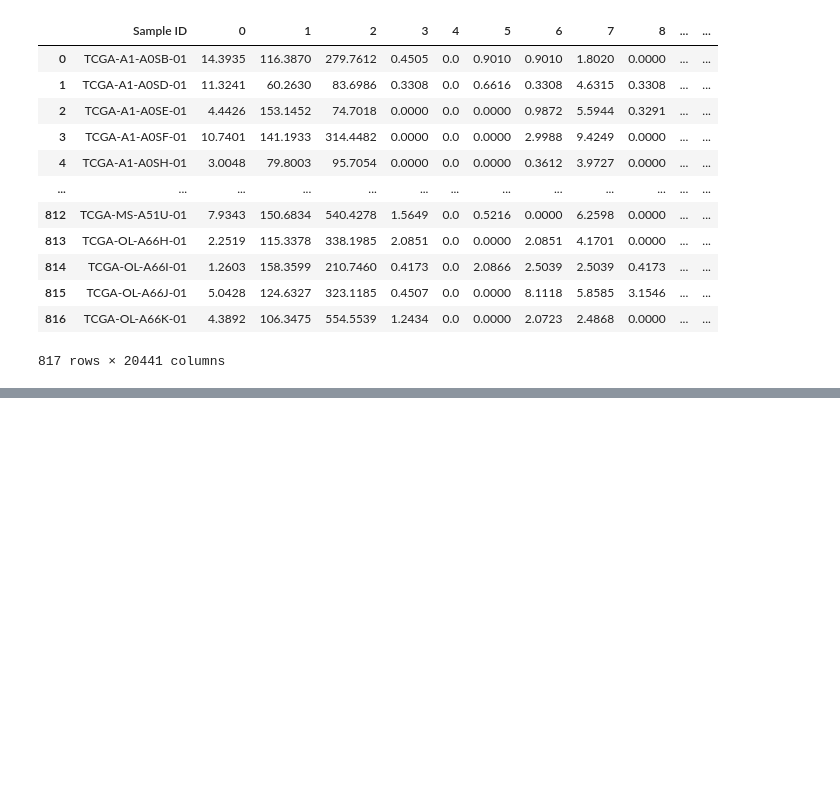
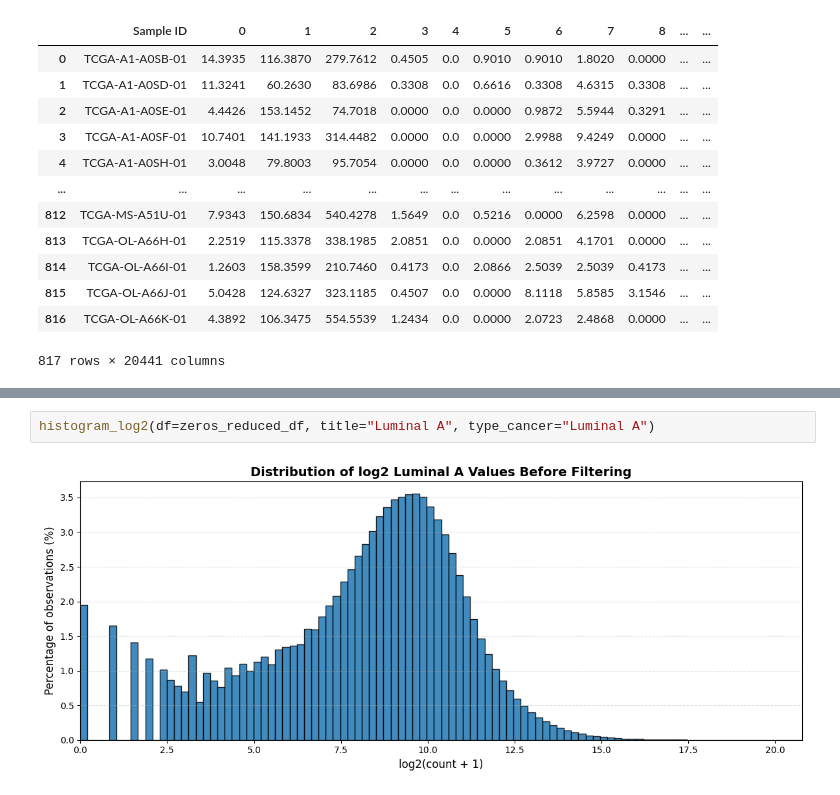
Before and after one commit to Fasmanuel2002/UPSA_Thesis_Research, a Jupyter notebook: research/notebooks/Clinical_data.ipynb, the cells around one changed output, grey strips where cells are left out. Drawn from its saved outputs; the diff is of its cells as text; blank space fills up the shorter version.

```diff
--- a/research/notebooks/Clinical_data.ipynb
+++ b/research/notebooks/Clinical_data.ipynb
@@ -228,0 +259,4 @@ df_merged.iloc[:, 0:1000]
+# %%
+histogram_log2(df=zeros_reduced_df, title="Luminal A", type_cancer="Luminal A")
+# %% [output]
+[figure, added]
```
Also changed, not shown: parts of 37 cells of this notebook, 2 other files.
